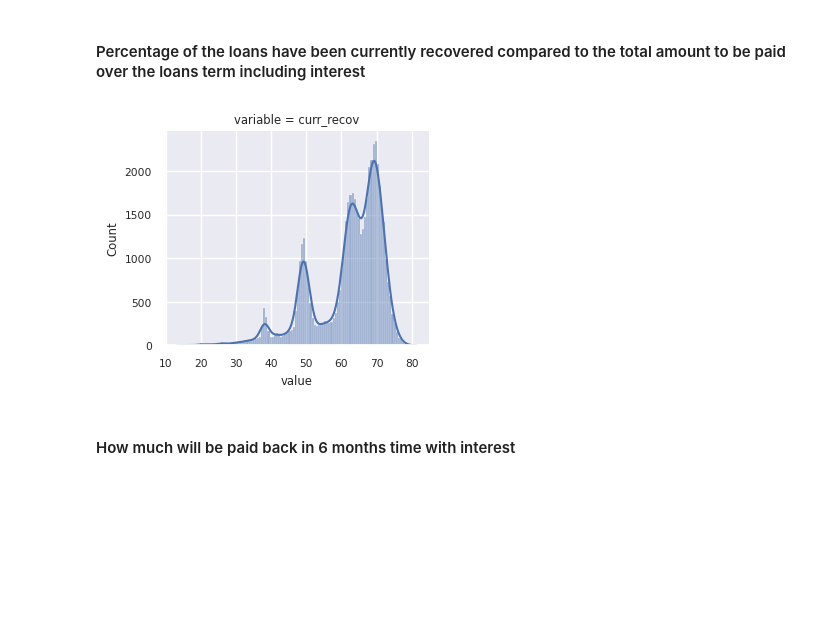
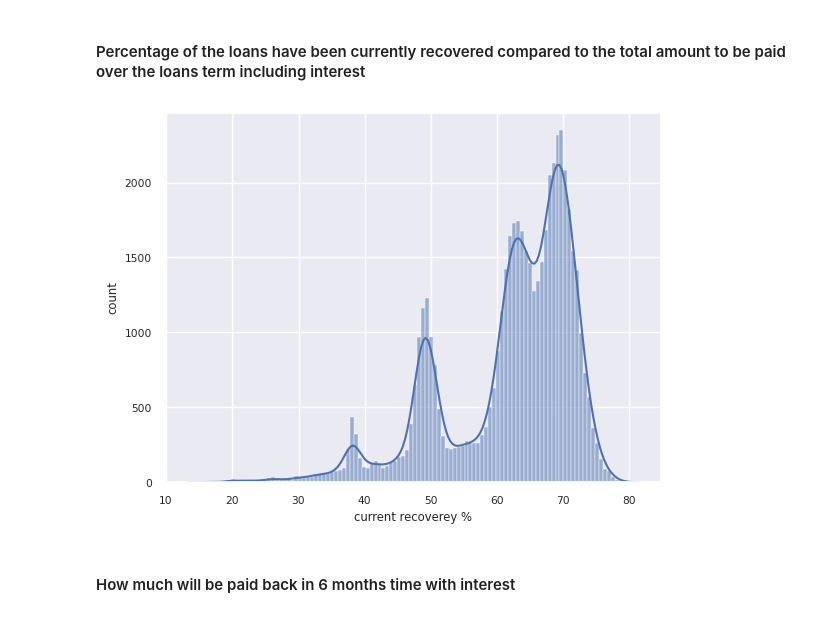
Before and after one commit to drsimonturega/Exploratory-Data-Analysis---Customer-Loans-in-Finance, a Jupyter notebook: EDA.ipynb, the cells around one changed output. Cells and saved outputs as stored; diff of their text form; code cells hidden in the pictures; blank space fills up the shorter version.

```diff
--- a/EDA.ipynb
+++ b/EDA.ipynb
@@ -717,11 +713,11 @@ None
 # %%
 df_tran_new['curr_recov'] = (df_tran_new['total_payment']  / (
     (df_tran_new['loan_amount']) + (df_tran_new['term'] * (
     (df_tran_new['loan_amount']) * (df_tran_new['int_rate']
     / 100) / 12)))) *100
-my_plotter.grid_hist_kde(df_tran_new, ['curr_recov'])
+my_plotter.hist_kde(df_tran_new, 'curr_recov', 'current recoverey %')
 # %% [output]
-[figure, old version]
+[figure, new version]
 # %% [markdown]
 #### How much will be paid back in 6 months time with interest
 # %% [markdown]
```
Also changed, not shown: parts of 18 cells of this notebook, 4 other files.
